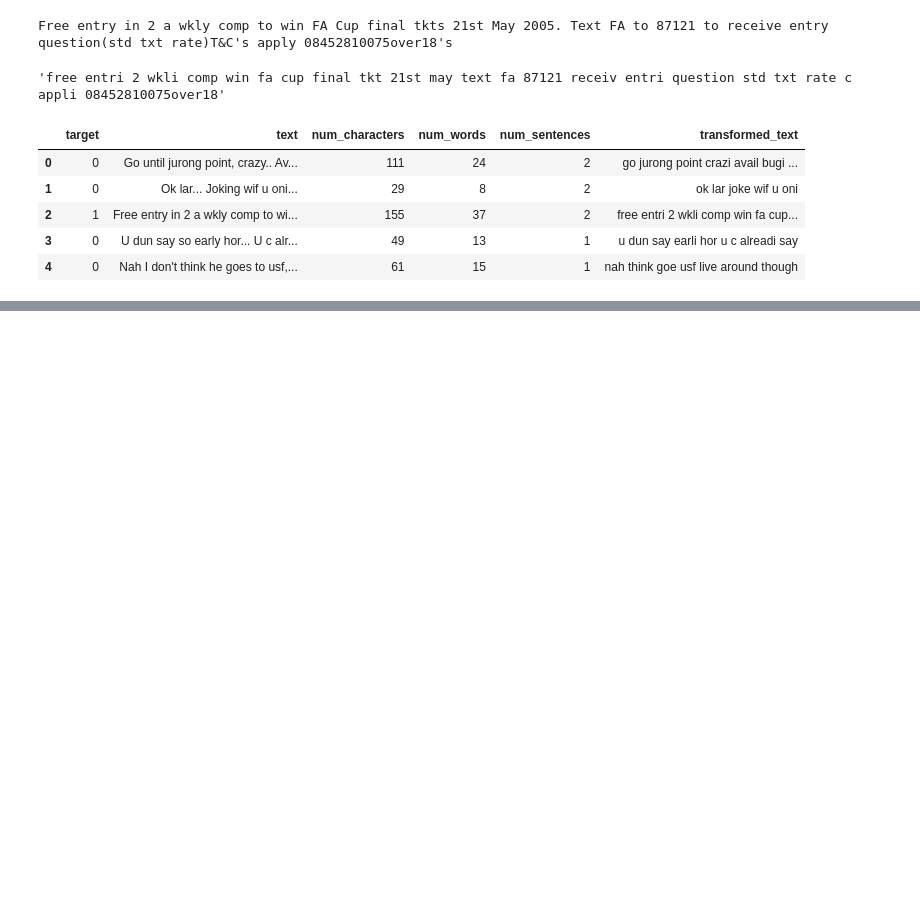
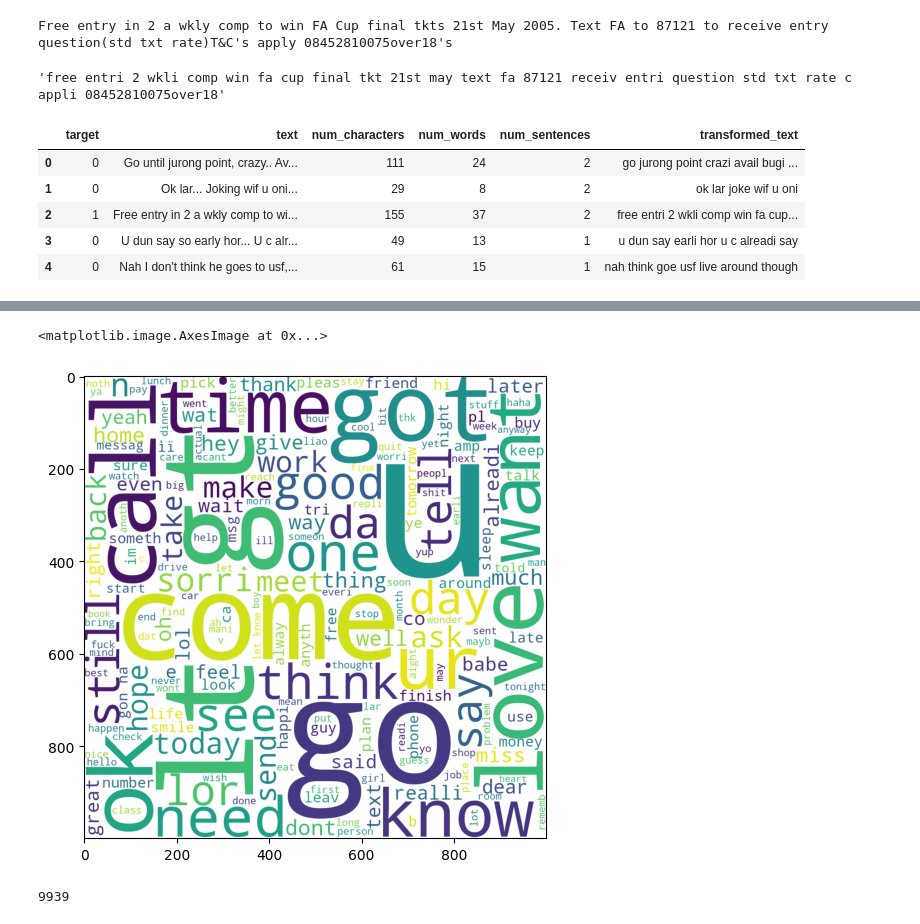
Before and after one commit to JK1Real/Spamclassifier, a Jupyter notebook: Spam Classifier.ipynb, the cells around one changed output, grey strips where cells are left out. Drawn from its saved outputs; the diff is of its cells as text; code cells hidden in the pictures; blank space fills up the shorter version.

```diff
--- a/Spam Classifier.ipynb
+++ b/Spam Classifier.ipynb
@@ -309,0 +311,6 @@ data.head()
+# %%
+plt.figure(figsize=(12,6))
+plt.imshow(ham_wc)
+# %% [output]
+<matplotlib.image.AxesImage at 0x...>
+[figure, added]
@@ -309,0 +322,4 @@ data.head()
+# %%
+len(spam_corpus)
+# %% [output]
+9939
```
Also changed, not shown: parts of 37 cells of this notebook, 3 other files.
